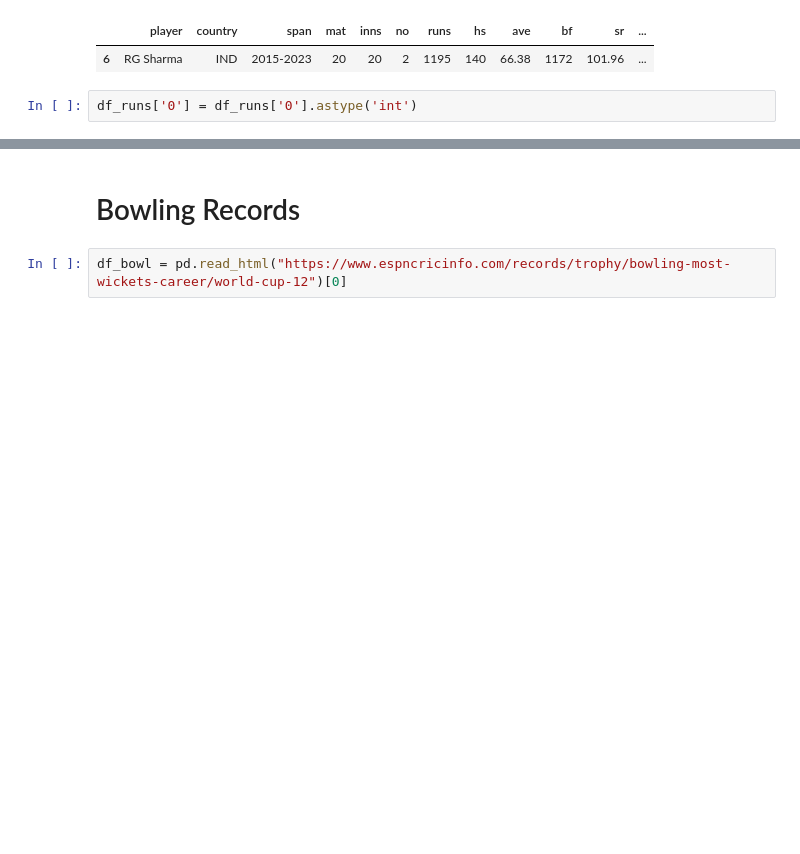
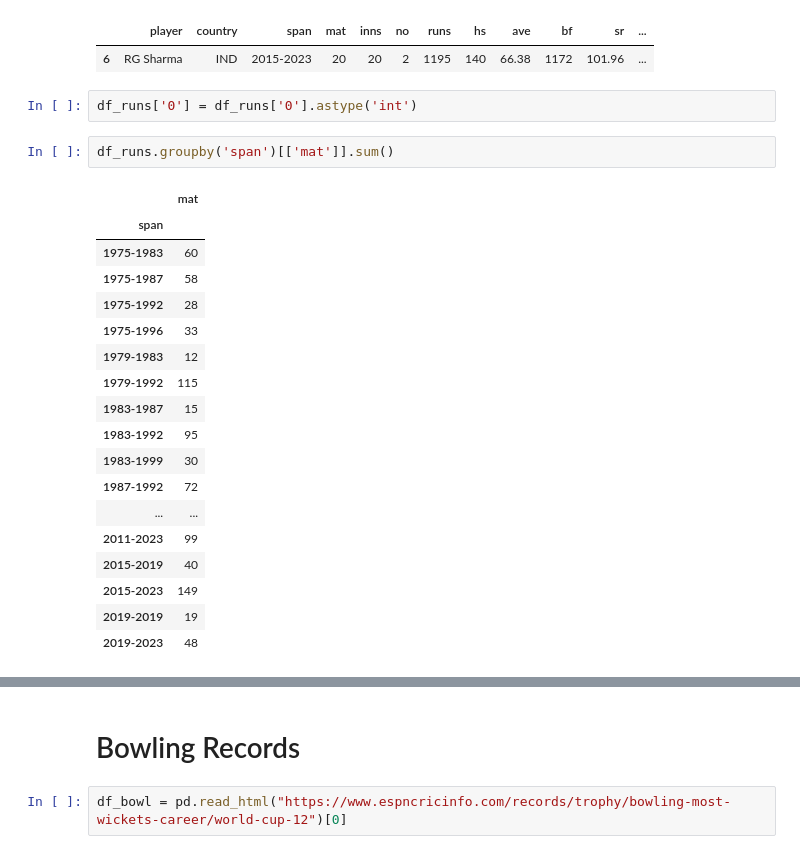
Before and after one commit to jeniljani-4444/End-To-End-World-Cup-Analysis-Web-App, a Jupyter notebook: World Cup Data.ipynb, the cells around one changed output, grey strips where cells are left out. Saved outputs shown, nothing was run; the diff lists cells and outputs as text; blank space fills up the shorter version.

```diff
--- a/World Cup Data.ipynb
+++ b/World Cup Data.ipynb
@@ -172,3 +172,24 @@ df_runs[df_runs['player'] == 'RG Sharma']
 | 6 | RG Sharma | IND | 2015-2023 | 20 | 20 | 2 | 1195 | 140 | 66.38 | 1172 | 101.96 | ... |
 # %%
 df_runs['0'] = df_runs['0'].astype('int')
+# %%
+df_runs.groupby('span')[['mat']].sum()
+# %% [output]
+|  | mat |
+| span |  |
+| 1975-1983 | 60 |
+| 1975-1987 | 58 |
+| 1975-1992 | 28 |
+| 1975-1996 | 33 |
+| 1979-1983 | 12 |
+| 1979-1992 | 115 |
+| 1983-1987 | 15 |
+| 1983-1992 | 95 |
+| 1983-1999 | 30 |
+| 1987-1992 | 72 |
+| ... | ... |
+| 2011-2023 | 99 |
+| 2015-2019 | 40 |
+| 2015-2023 | 149 |
+| 2019-2019 | 19 |
+| 2019-2023 | 48 |
```
Also changed, not shown: parts of 12 cells of this notebook, 3 other files.
